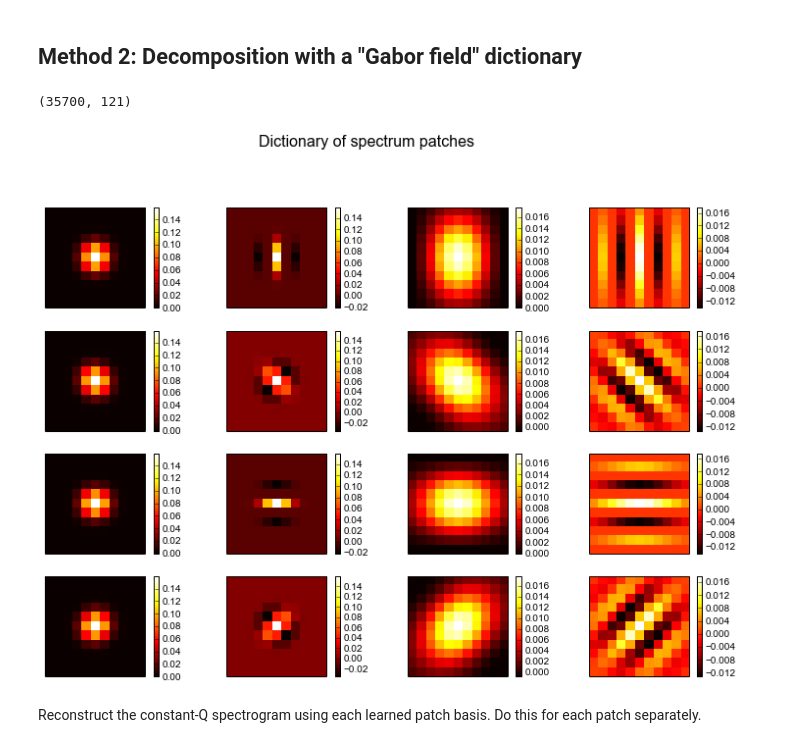
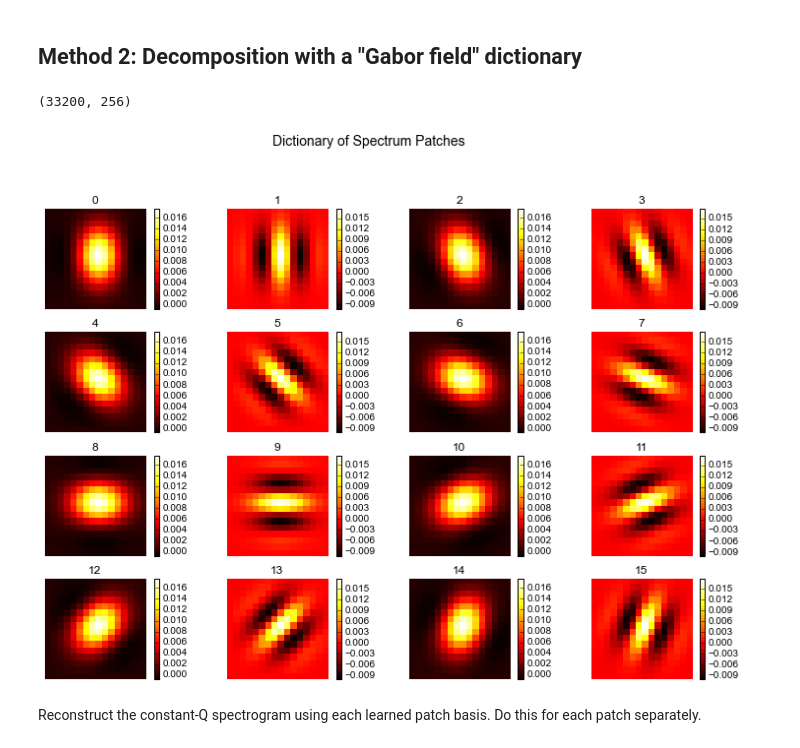
Before and after one commit to bregmanstudio/AudioSpectrumPatchApproximation, a Jupyter notebook: AudioSpectrumPatchApproximation.ipynb, the cells around one changed output. Saved outputs shown, nothing was run; the diff lists cells and outputs as text; code cells hidden in the pictures.

```diff
--- a/AudioSpectrumPatchApproximation.ipynb
+++ b/AudioSpectrumPatchApproximation.ipynb
@@ -71,13 +74,12 @@ Period size is 64 , Buffer size is 22050
 # %% [markdown]
 <h2>Method 2: Decomposition with a "Gabor field" dictionary</h2>
 # %%
-F = LogFrequencySpectrum('chernobyl.wav',nhop=1024, nfft=8192, wfft=4096, npo=24) # constant-Q transform
-s2 = A.SparseApproxSpectrum(n_components=16, patch_size=(11,11))
-s2.make_gabor_field(F.X) # Generate a dictionary of Gabor patches for spectrogram
-s2.plot_codes(cbar=1,cmap=cm.hot) # show the learned codes
+s2 = A.SparseApproxSpectrum(patch_size=(16,16))
+s2.make_gabor_field(F.X, thetas=arange(0,4,.5), sigmas=(3,), frequencies=(0.05,0.15), zscore=True, log_amplitude=True) # Generate a dictionary of Gabor patches for spectrogram
+s2.plot_codes(cbar=True, cmap=cm.hot) # show the learned codes
 # %% [output]
-(35700, 121)
+(33200, 256)
-[figure, old version]
+[figure, new version]
 # %% [markdown]
 Reconstruct the constant-Q spectrogram using each learned patch basis. Do this for each patch separately.
 # %%
```
Also changed, not shown: parts of 8 cells of this notebook, 1 other file.
